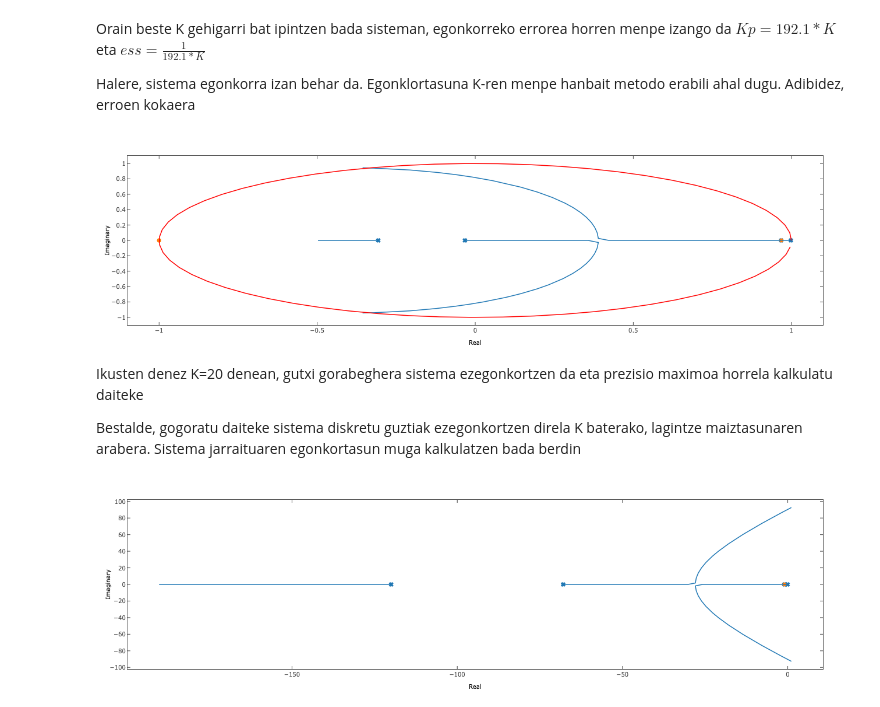
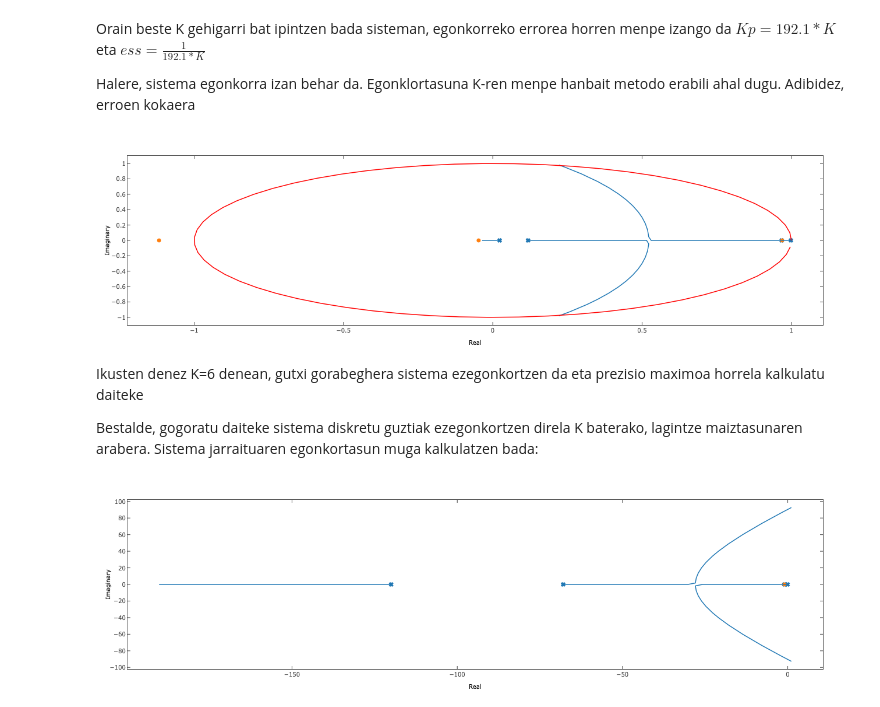
Before and after one commit to josujugo/irakaskuntza, a Jupyter notebook: azterketaKAI2019_3.ipynb, the cells around one changed output. Cells and saved outputs as stored; diff of their text form; code cells hidden in the pictures.

```diff
--- a/azterketaKAI2019_3.ipynb
+++ b/azterketaKAI2019_3.ipynb
@@ -17,8 +17,8 @@ G_{p}(s)={\displaystyle \frac{163320}{8502+8350.85s+189s^{2}+s^{3}}} & \text{eta
 
 , hurrenez hurren. Kontrolagailua aldatu nahi da bertsio digital bat erabiltzeko, horretarako emulazio teknika erabiliz. Aukeratu lagintzeko periodo egokia eta lortu kontrolagailu diskretua. Aztertu sistemaren prezisioa kontrolagailuaren irabaziaren arabera, beste K gehigarria txertatuz.
 # %%
-gc=163320/(8502+8350.85*s+189*s**2+s**3)
-gp=0.5*(s+1)/(s+0.05)
+gp=163320/(8502+8350.85*s+189*s**2+s**3)
+gc=0.5*(s+1)/(s+0.05)
 # %% [markdown]
 Plana eta kontrolgailua definituta, lagintze periodoa kalkulatu behar da; adbidez, maiztasun eremuko informazioa erabiliz
 # %%
@@ -53,16 +53,16 @@ $Kp=192.1*K$ eta $ess=\frac{1}{192.1*K}$
 
 Halere, sistema egonkorra izan behar da. Egonklortasuna K-ren menpe hanbait metodo erabili ahal dugu. Adibidez, erroen kokaera
 # %%
-c.rlocus(gpz*gcz,sp.r_[0:20:0.01])
+c.rlocus(gpz*gcz,sp.r_[0:6:0.01])
 data=sp.exp(sp.r_[0:2*sp.pi:0.1]*1j)
 plt.plot(data.real,data.imag,'r')
 f=plt.gcf();py.iplot_mpl(f)
 # %% [output]
-[figure, old version]
+[figure, new version]
 # %% [markdown]
-Ikusten denez K=20 denean, gutxi gorabeghera sistema ezegonkortzen da eta prezisio maximoa horrela kalkulatu daiteke
+Ikusten denez K=6 denean, gutxi gorabeghera sistema ezegonkortzen da eta prezisio maximoa horrela kalkulatu daiteke
 
-Bestalde, gogoratu daiteke sistema diskretu guztiak ezegonkortzen direla K baterako, lagintze maiztasunaren arabera. Sistema jarraituaren egonkortasun muga kalkulatzen bada berdin
+Bestalde, gogoratu daiteke sistema diskretu guztiak ezegonkortzen direla K baterako, lagintze maiztasunaren arabera. Sistema jarraituaren egonkortasun muga kalkulatzen bada:
 # %%
 c.rlocus(gp*gc,sp.r_[0:20:0.01])
 f=plt.gcf();py.iplot_mpl(f)
```
Also changed, not shown: parts of 4 cells of this notebook.
